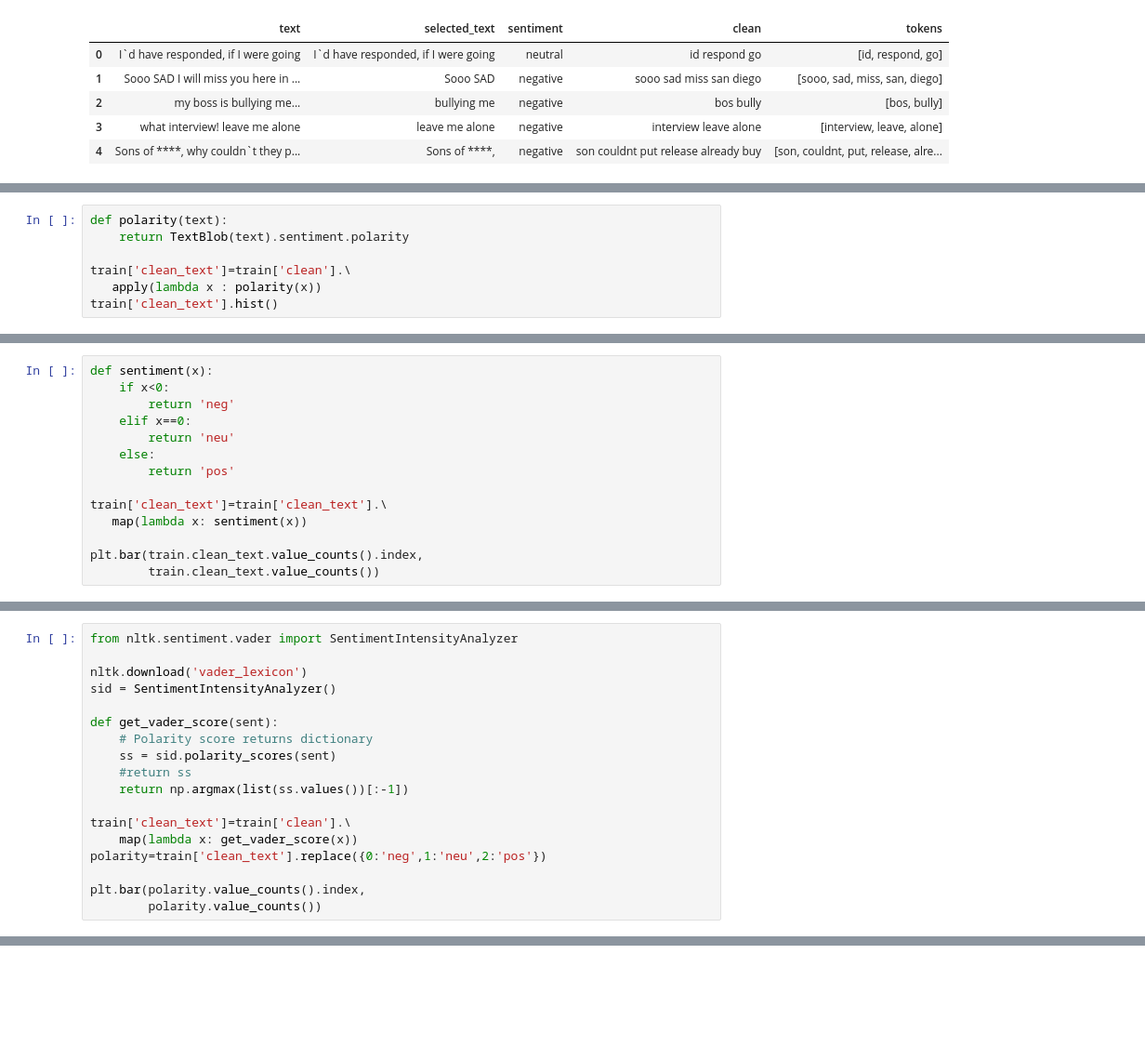
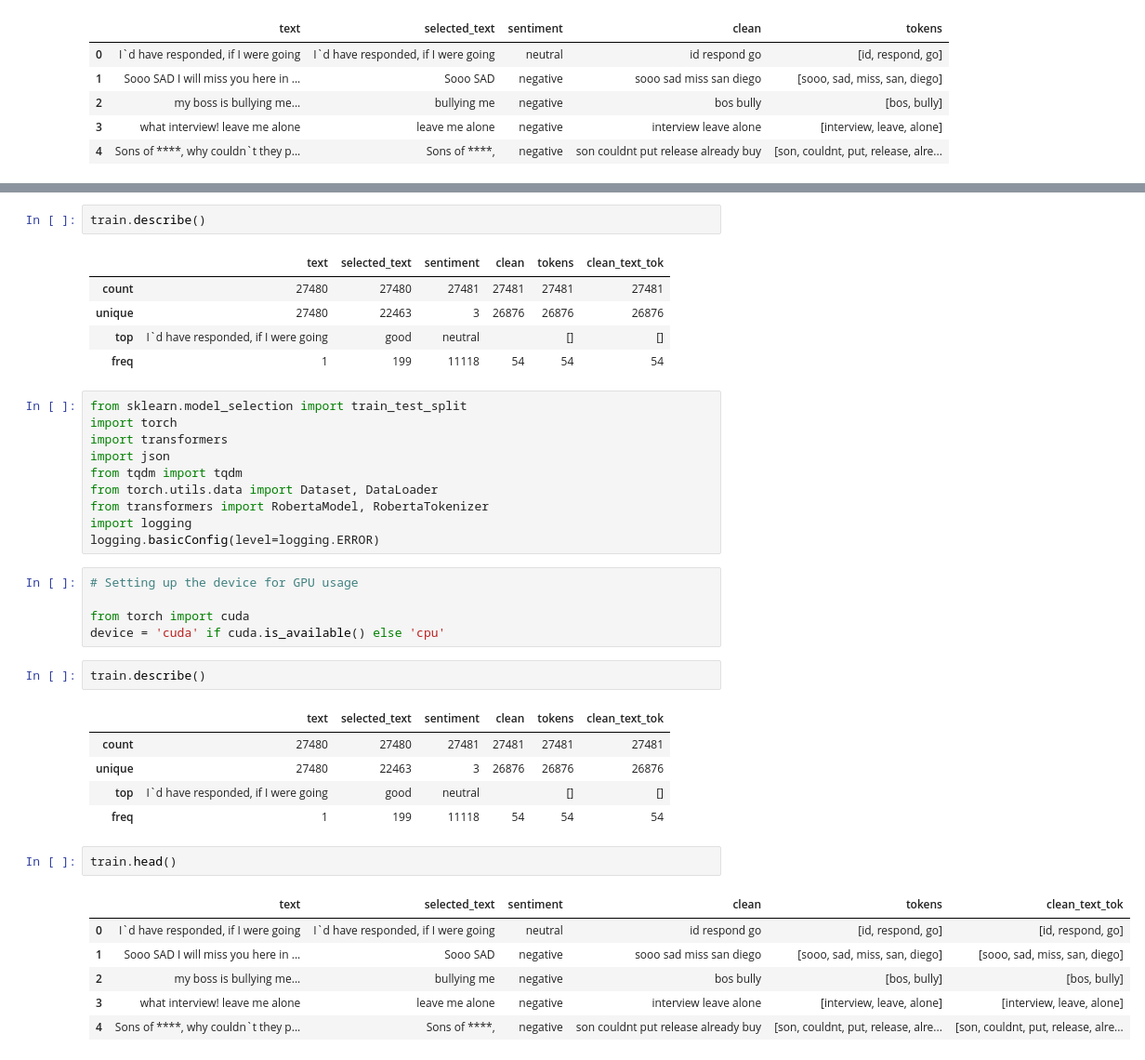
Before and after one commit to bethelike98/ENTITY-Final-Project, a Jupyter notebook: Scripts/Twitter Sentiment - NLP Classification-Copy1.ipynb, the cells around one changed output, grey strips where cells are left out. Shown at 93% size. Drawn from its saved outputs; the diff is of its cells as text; blank space fills up the shorter version.

```diff
--- a/Scripts/Twitter Sentiment - NLP Classification-Copy1.ipynb
+++ b/Scripts/Twitter Sentiment - NLP Classification-Copy1.ipynb
@@ -337,7 +234,0 @@ from textblob import TextBlob
-# %%
-def polarity(text):
-    return TextBlob(text).sentiment.polarity
-
-train['clean_text']=train['clean'].\
-   apply(lambda x : polarity(x))
-train['clean_text'].hist()
@@ -347,14 +234,0 @@ train['clean_text'].hist()
-# %%
-def sentiment(x):
-    if x<0:
-        return 'neg'
-    elif x==0:
-        return 'neu'
-    else:
-        return 'pos'
-
-train['clean_text']=train['clean_text'].\
-   map(lambda x: sentiment(x))
-
-plt.bar(train.clean_text.value_counts().index,
-        train.clean_text.value_counts())
@@ -366,18 +234,0 @@ plt.bar(train.clean_text.value_counts().index,
-# %%
-from nltk.sentiment.vader import SentimentIntensityAnalyzer
-
-nltk.download('vader_lexicon')
-sid = SentimentIntensityAnalyzer()
-
-def get_vader_score(sent):
-    # Polarity score returns dictionary
-    ss = sid.polarity_scores(sent)
-    #return ss
-    return np.argmax(list(ss.values())[:-1])
-
-train['clean_text']=train['clean'].\
-    map(lambda x: get_vader_score(x))
-polarity=train['clean_text'].replace({0:'neg',1:'neu',2:'pos'})
-
-plt.bar(polarity.value_counts().index,
-        polarity.value_counts())
@@ -416,0 +404,40 @@ train.describe()
+# %%
+train.describe()
+# %% [output]
+|  | text | selected_text | sentiment | clean | tokens | clean_text_tok |
+| count | 27480 | 27480 | 27481 | 27481 | 27481 | 27481 |
+| unique | 27480 | 22463 | 3 | 26876 | 26876 | 26876 |
+| top | I`d have responded, if I were going | good | neutral |  | [] | [] |
+| freq | 1 | 199 | 11118 | 54 | 54 | 54 |
+# %%
+from sklearn.model_selection import train_test_split
+import torch
+import transformers
+import json
+from tqdm import tqdm
+from torch.utils.data import Dataset, DataLoader
+from transformers import RobertaModel, RobertaTokenizer
+import logging
+logging.basicConfig(level=logging.ERROR)
+# %%
+# Setting up the device for GPU usage
+
+from torch import cuda
+device = 'cuda' if cuda.is_available() else 'cpu'
+# %%
+train.describe()
+# %% [output]
+|  | text | selected_text | sentiment | clean | tokens | clean_text_tok |
+| count | 27480 | 27480 | 27481 | 27481 | 27481 | 27481 |
+| unique | 27480 | 22463 | 3 | 26876 | 26876 | 26876 |
+| top | I`d have responded, if I were going | good | neutral |  | [] | [] |
+| freq | 1 | 199 | 11118 | 54 | 54 | 54 |
+# %%
+train.head()
+# %% [output]
+|  | text | selected_text | sentiment | clean | tokens | clean_text_tok |
+| 0 | I`d have responded, if I were going | I`d have responded, if I were going | neutral | id respond go | [id, respond, go] | [id, respond, go] |
+| 1 | Sooo SAD I will miss you here in ... | Sooo SAD | negative | sooo sad miss san diego | [sooo, sad, miss, san, diego] | [sooo, sad, miss, san, diego] |
+| 2 | my boss is bullying me... | bullying me | negative | bos bully | [bos, bully] | [bos, bully] |
+| 3 | what interview! leave me alone | leave me alone | negative | interview leave alone | [interview, leave, alone] | [interview, leave, alone] |
+| 4 | Sons of ****, why couldn`t they p... | Sons of ****, | negative | son couldnt put release already buy | [son, couldnt, put, release, alre... | [son, couldnt, put, release, alre... |
```
Also changed, not shown: parts of 51 cells of this notebook.
